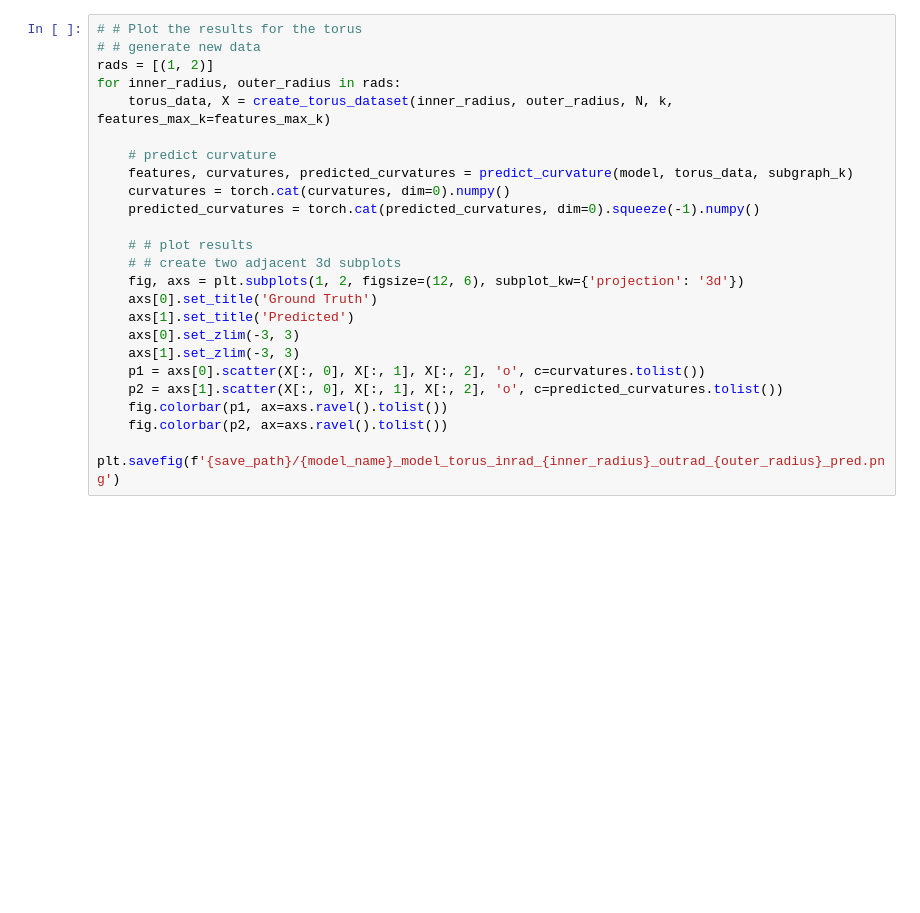
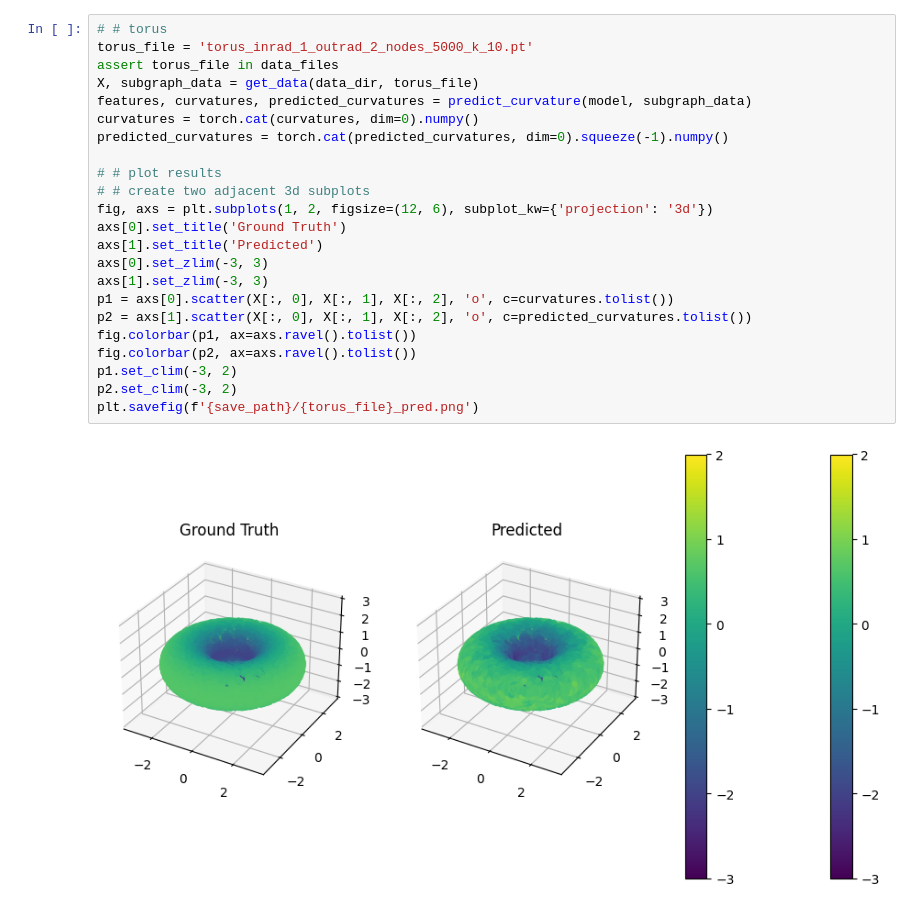
Before and after one commit to TristanSaidi/GNN_curvature_estimation, a Jupyter notebook: visualize.ipynb, the cells around one changed output. Drawn from its saved outputs; the diff is of its cells as text; blank space fills up the shorter version.

Commit message:
pushing nice visualizations with really good performance!

```diff
--- a/visualize.ipynb
+++ b/visualize.ipynb
@@ -59,25 +87,26 @@ def create_subgraphs(full_graph, subgraph_k=1):
 # %%
-# # Plot the results for the torus
-# # generate new data
-rads = [(1, 2)]
-for inner_radius, outer_radius in rads:
-    torus_data, X = create_torus_dataset(inner_radius, outer_radius, N, k, features_max_k=features_max_k)
+# # torus
+torus_file = 'torus_inrad_1_outrad_2_nodes_5000_k_10.pt'
+assert torus_file in data_files
+X, subgraph_data = get_data(data_dir, torus_file)
+features, curvatures, predicted_curvatures = predict_curvature(model, subgraph_data)
+curvatures = torch.cat(curvatures, dim=0).numpy()
+predicted_curvatures = torch.cat(predicted_curvatures, dim=0).squeeze(-1).numpy()
 
-    # predict curvature
-    features, curvatures, predicted_curvatures = predict_curvature(model, torus_data, subgraph_k)
-    curvatures = torch.cat(curvatures, dim=0).numpy()
-    predicted_curvatures = torch.cat(predicted_curvatures, dim=0).squeeze(-1).numpy()
-
-    # # plot results
-    # # create two adjacent 3d subplots
-    fig, axs = plt.subplots(1, 2, figsize=(12, 6), subplot_kw={'projection': '3d'})
-    axs[0].set_title('Ground Truth')
-    axs[1].set_title('Predicted')
-    axs[0].set_zlim(-3, 3)
-    axs[1].set_zlim(-3, 3)
-    p1 = axs[0].scatter(X[:, 0], X[:, 1], X[:, 2], 'o', c=curvatures.tolist())
-    p2 = axs[1].scatter(X[:, 0], X[:, 1], X[:, 2], 'o', c=predicted_curvatures.tolist())
-    fig.colorbar(p1, ax=axs.ravel().tolist())
-    fig.colorbar(p2, ax=axs.ravel().tolist())
-    plt.savefig(f'{save_path}/{model_name}_model_torus_inrad_{inner_radius}_outrad_{outer_radius}_pred.png')
+# # plot results
+# # create two adjacent 3d subplots
+fig, axs = plt.subplots(1, 2, figsize=(12, 6), subplot_kw={'projection': '3d'})
+axs[0].set_title('Ground Truth')
+axs[1].set_title('Predicted')
+axs[0].set_zlim(-3, 3)
+axs[1].set_zlim(-3, 3)
+p1 = axs[0].scatter(X[:, 0], X[:, 1], X[:, 2], 'o', c=curvatures.tolist())
+p2 = axs[1].scatter(X[:, 0], X[:, 1], X[:, 2], 'o', c=predicted_curvatures.tolist())
+fig.colorbar(p1, ax=axs.ravel().tolist())
+fig.colorbar(p2, ax=axs.ravel().tolist())
+p1.set_clim(-3, 2)
+p2.set_clim(-3, 2)
+plt.savefig(f'{save_path}/{torus_file}_pred.png')
+# %% [output]
+[figure, added]
 # %%
```
Also changed, not shown: parts of 12 cells of this notebook.
